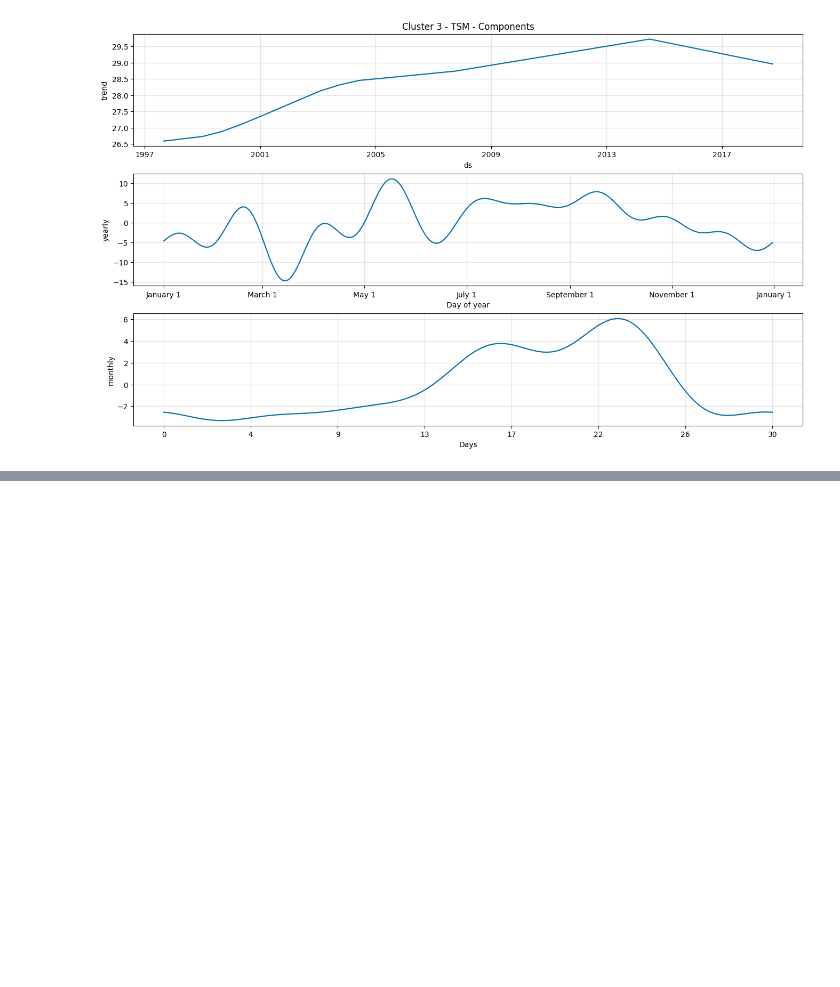
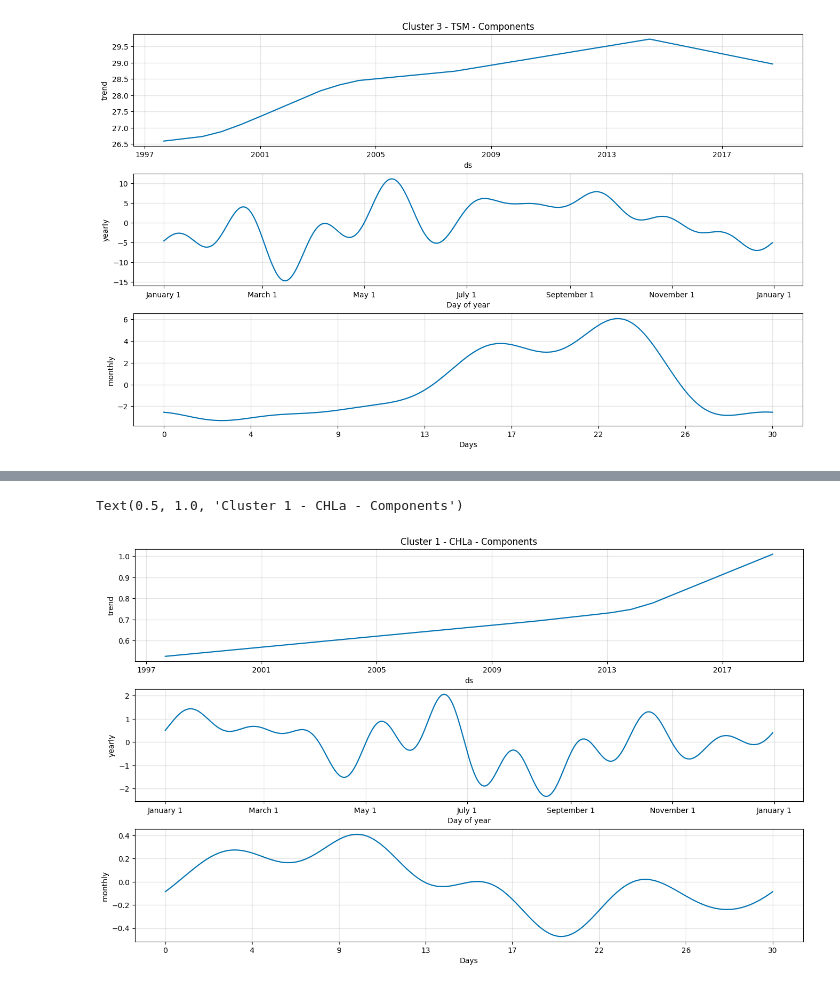
Before and after one commit to tukey-stans/ae-oceanografia-golfo-cali, a Jupyter notebook: notebooks/MACS/MACS_time_series.ipynb, the cells around one changed output, grey strips where cells are left out. Saved outputs shown, nothing was run; the diff lists cells and outputs as text; code cells hidden in the pictures; blank space fills up the shorter version.

```diff
--- a/notebooks/MACS/MACS_time_series.ipynb
+++ b/notebooks/MACS/MACS_time_series.ipynb
@@ -288,0 +342,8 @@ Text(0.5, 1.0, 'Cluster 3 - TSM - Components')
+# %%
+components_1_chla_fig = prophet_model_1_chla.plot_components(cluster_1_df_chla_pred)
+components_1_chla_fig.set_size_inches(14, 8)
+axes = components_1_chla_fig.get_axes()
+axes[0].set_title("Cluster 1 - CHLa - Components")
+# %% [output]
+Text(0.5, 1.0, 'Cluster 1 - CHLa - Components')
+[figure, added]
```
Also changed, not shown: parts of 7 cells of this notebook.
